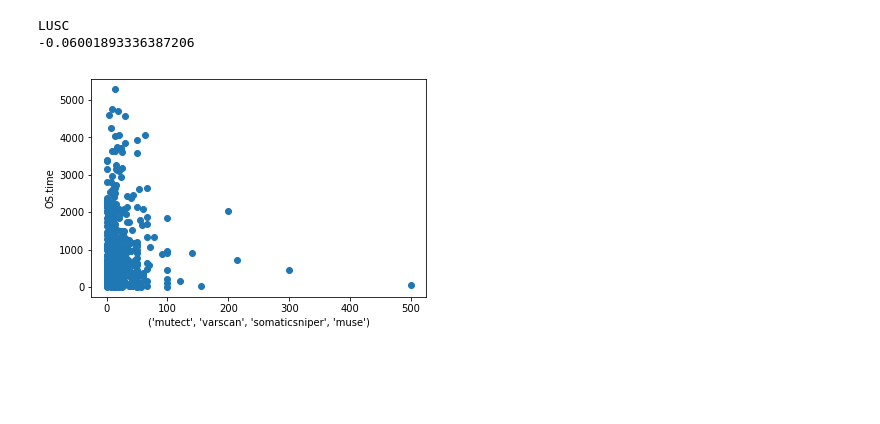
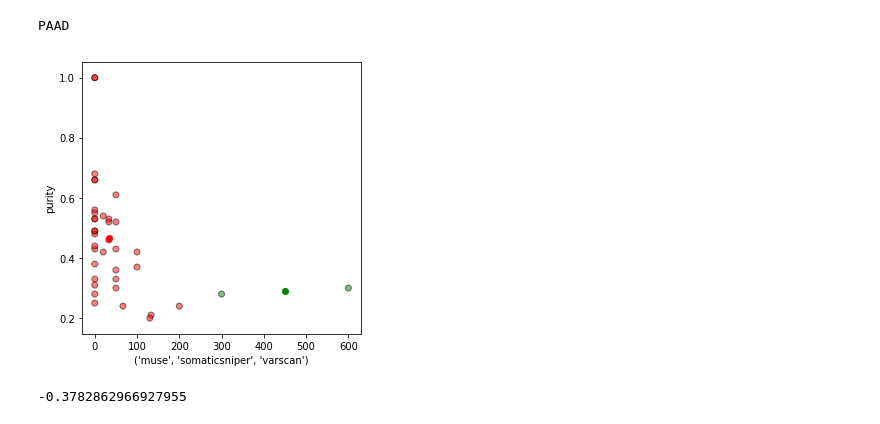
Before and after one commit to kathrynleung/gdcdata, a Jupyter notebook: cost.ipynb, the cells around one changed output. Saved outputs shown, nothing was run; the diff lists cells and outputs as text; code cells hidden in the pictures; blank space fills up the shorter version.

```diff
--- a/cost.ipynb
+++ b/cost.ipynb
@@ -489,16 +489 @@ for cancer in possible_cancers:
 ... (21 outputs left out)
-# %%
-# criteria for investigating scatter plots: correlation above .10
-def scatter(cancer, x, y):
-    print(cancer)
-    scatter_df = dataframes[cancer]
-    pyplot.scatter(scatter_df[x], scatter_df[y])
-    pyplot.xlabel(x)
-    pyplot.ylabel(y)
-    print(scatter_df.corr()[y][x])
-
-scatter('LUSC', ('mutect', 'varscan', 'somaticsniper', 'muse'), 'OS.time')
-# %% [output]
-LUSC
--0.06001893336387206
-[figure, removed]
@@ -508,0 +490,33 @@ possible_cancers = ('ACC', 'BLCA','BRCA','CESC','CHOL','COAD','DLBC','ESCA','GBM
+# %%
+# criteria for investigating scatter plots: correlation above .10
+from sklearn.cluster import KMeans
+def scatter_kmeans(cancer, x, y):
+
+    print(cancer)
+    scatter_df = dataframes[cancer]
+    df = pd.DataFrame({x:scatter_df[x], y:scatter_df[y]})
+    df = df.drop(i for i in df.index if np.isfinite(df.loc[i][x]) == False or np.isfinite(df.loc[i][y]) == False)
+    kmeans = KMeans(n_clusters=2)
+    kmeans.fit(df)
+    labels = kmeans.predict(df)
+    centroids = kmeans.cluster_centers_
+    fig = pyplot.figure(figsize=(5, 5))
+    colmap = {1: 'r', 2: 'g'}
+    colors = list(map(lambda p: colmap[p+1], labels))
+    pyplot.scatter(df[x], df[y], alpha=0.5, color = colors, edgecolor='k')
+
+    for idx, centroid in enumerate(centroids):
+        pyplot.scatter(*centroid, color = colmap[idx+1])
+
+    pyplot.xlabel(x)
+    pyplot.ylabel(y)
+    pyplot.show()
+
+    print(scatter_df.corr()[y][x])
+
+
+scatter_kmeans('PAAD', ('muse','somaticsniper','varscan'), 'purity')
+# %% [output]
+PAAD
+[figure, added]
+-0.3782862966927955
```
Also changed, not shown: parts of 7 cells of this notebook.
